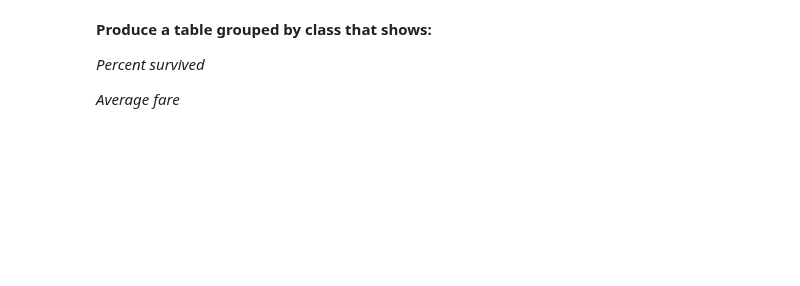
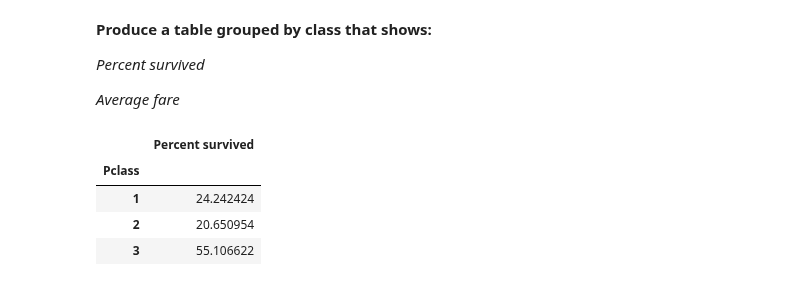
Before and after one commit to alasdaird/SYD_DAT_6, a Jupyter notebook: homework/Homework2_muhsinkarim.ipynb, the cells around one changed output. Saved outputs shown, nothing was run; the diff lists cells and outputs as text; code cells hidden in the pictures; blank space fills up the shorter version.

```diff
--- a/homework/Homework2_muhsinkarim.ipynb
+++ b/homework/Homework2_muhsinkarim.ipynb
@@ -125,3 +123,18 @@ IndentationError: unexpected indent (<ipython-input-16-416b478fca7c>, line 8)
 _Percent survived_
 
 _Average fare_
+# %%
+### Percent survived
+# http://stackoverflow.com/questions/29299078/pandas-very-simple-percent-of-total-size-from-group-by
+
+byClass = titanic.groupby('Pclass')
+#byClass['Survived'].describe()
+dfClass = pd.DataFrame(byClass.size() * 100 / len(titanic))
+dfClass.columns = ['Percent survived']
+dfClass
+# %% [output]
+|  | Percent survived |
+| Pclass |  |
+| 1 | 24.242424 |
+| 2 | 20.650954 |
+| 3 | 55.106622 |
```
Also changed, not shown: parts of 15 cells of this notebook, 2 other files.
